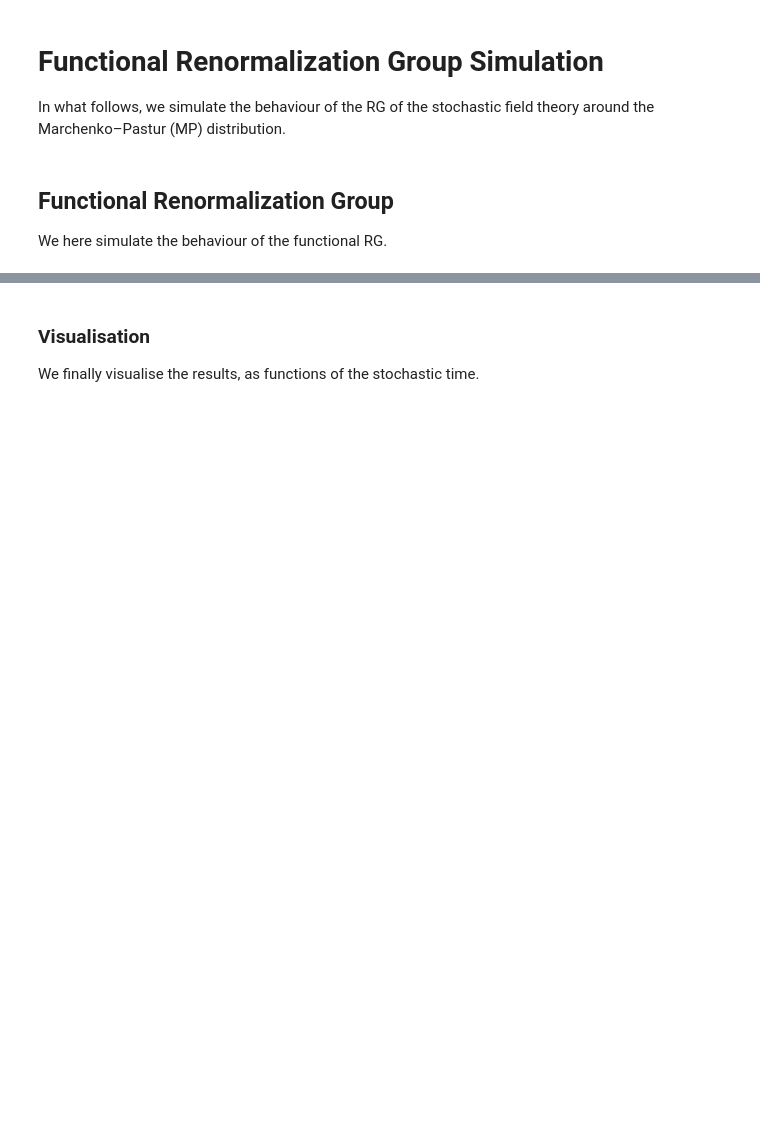
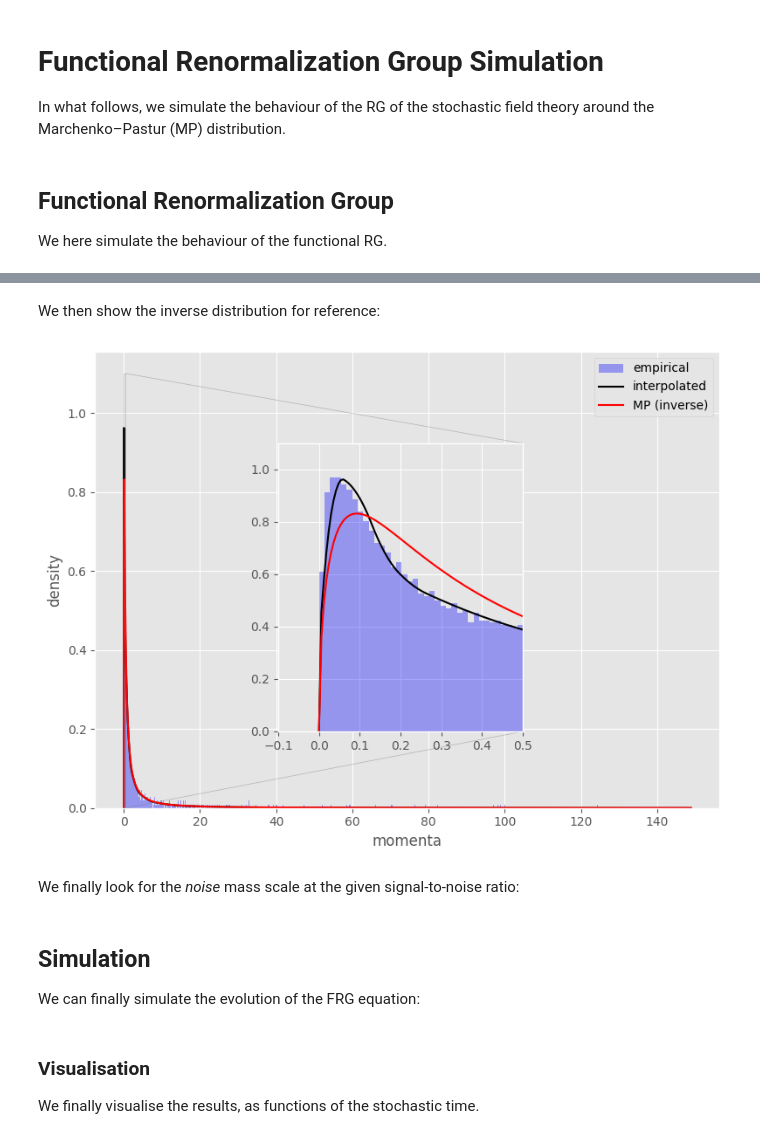
Before and after one commit to thesfinox/stochastic-signal-detection, a Jupyter notebook: docs/source/tutorials/sim_analytical_tuto.ipynb, the cells around one changed output, grey strips where cells are left out. Drawn from its saved outputs; the diff is of its cells as text; code cells hidden in the pictures; blank space fills up the shorter version.

Commit message:
Corrections to the simulation + documentation

```diff
--- a/docs/source/tutorials/sim_analytical_tuto.ipynb
+++ b/docs/source/tutorials/sim_analytical_tuto.ipynb
@@ -45,0 +78,44 @@ output_file = f'ssd_analytical_L={L:.2f}_k2={k2:.2f}_mu1={mu1:.2f}_mu2={mu2:.2f}
+# %% [markdown]
+We then show the inverse distribution for reference:
+# %%
+# Plot the inverse Marchenko-Pastur distribution
+mp_inv = TranslatedInverseMarchenkoPastur(L=ratio)
+dist = InterpolateDistribution(bins=nbins**2)  # empirical distribution
+dist = dist.fit(E_inv, n=2, s=smooth, force_origin=True)
+x = np.linspace(0, E_inv.max() * 1.1, num=25000)
+y_dist = np.array([dist(xi) for xi in x])
+y_0 = np.array([mp_inv(xi) for xi in x])
+
+fig, ax = plt.subplots(figsize=(8, 6))
+ax.hist(E_inv,
+        bins=nbins**2,
+        density=True,
+        color='b',
+        alpha=0.35,
+        label='empirical')
+ax.plot(x, y_dist, 'k-', label='interpolated')
+ax.plot(x, y_0, 'r-', label='MP (inverse)')
+
+ax_ins = fig.add_axes([0.35, 0.25, 0.35, 0.55])
+ax_ins.set_xlim([-0.1, 0.5])
+ax_ins.set_ylim([0.0, 1.1])
+ax_ins.hist(E_inv,
+            bins=nbins**2,
+            density=True,
+            color='b',
+            alpha=0.35,
+            label='empirical')
+ax_ins.plot(x, y_dist, 'k-', label='interpolated')
+ax_ins.plot(x, y_0, 'r-', label='MP (inverse)')
+
+ax.indicate_inset_zoom(ax_ins)
+ax.set_xlabel('momenta')
+ax.set_ylabel('density')
+ax.legend()
+plt.tight_layout()
+plt.show()
+plt.close(fig)
+# %% [output]
+[figure, added]
+# %% [markdown]
+We finally look for the _noise_ mass scale at the given signal-to-noise ratio:
@@ -46 +131,5 @@ output_file = f'ssd_analytical_L={L:.2f}_k2={k2:.2f}_mu1={mu1:.2f}_mu2={mu2:.2f}
+# %% [markdown]
+## Simulation
+
+We can finally simulate the evolution of the FRG equation:
 # %%
```
Also changed, not shown: parts of 14 cells of this notebook, 10 other files.
